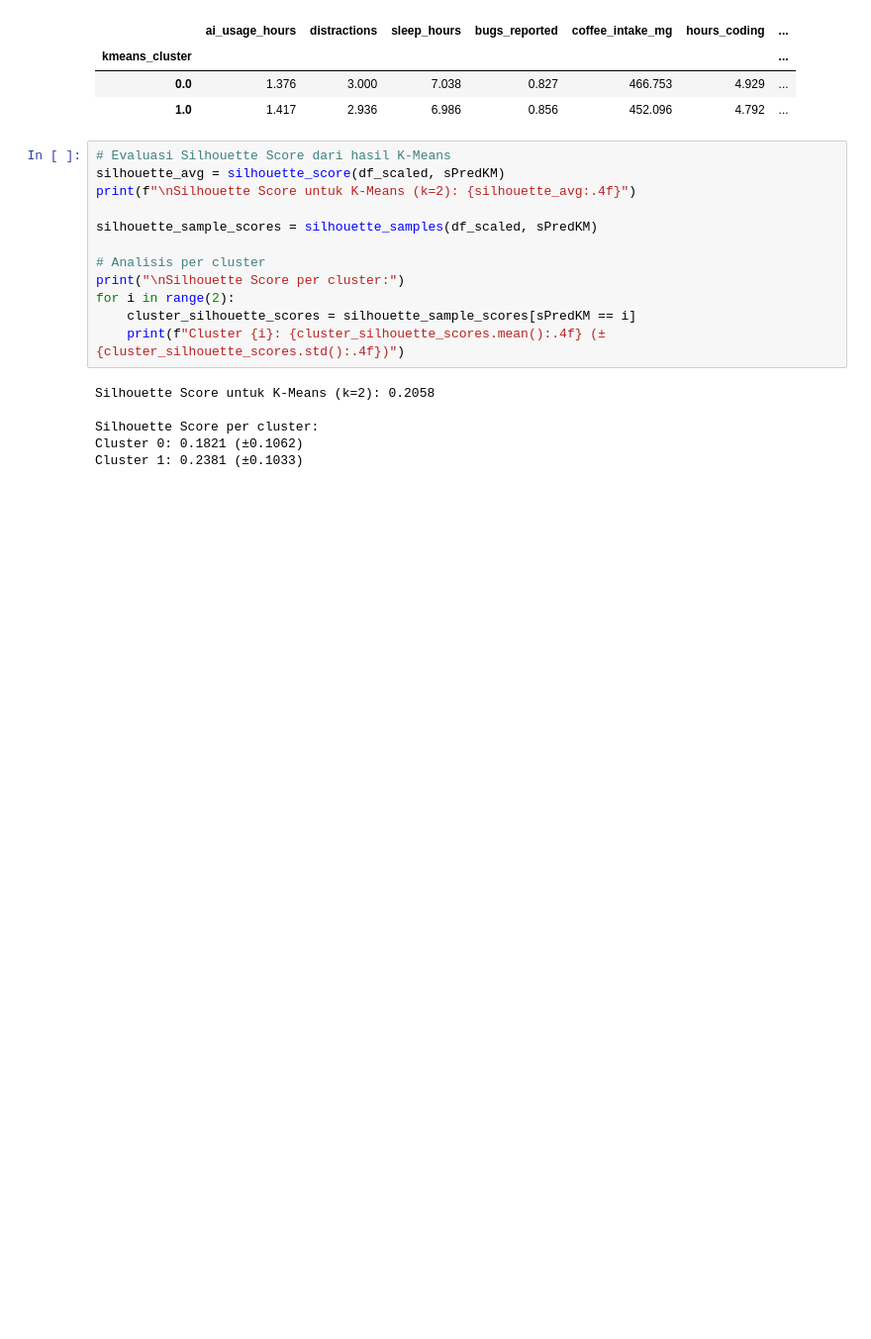
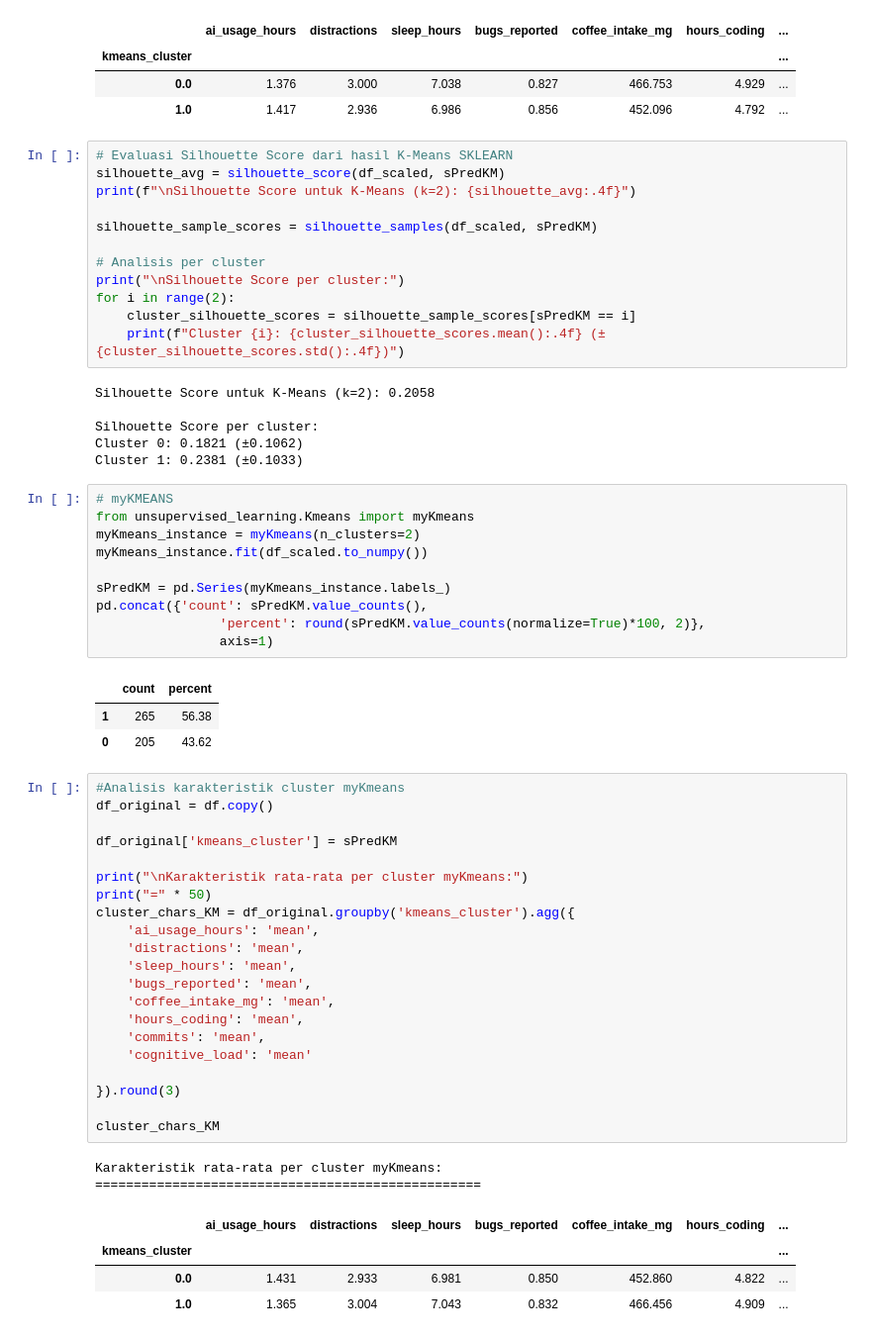
Before and after one commit to stevennowen/Seleksi-AI-Part-2-3, a Jupyter notebook: src/doe_unsupervised.ipynb, the cells around one changed output. Shown at 99% size. Cells and saved outputs as stored; diff of their text form; blank space fills up the shorter version.

```diff
--- a/src/doe_unsupervised.ipynb
+++ b/src/doe_unsupervised.ipynb
@@ -562,7 +624,7 @@ Karakteristik rata-rata per cluster:
 | 0.0 | 1.376 | 3.000 | 7.038 | 0.827 | 466.753 | 4.929 | ... |
 | 1.0 | 1.417 | 2.936 | 6.986 | 0.856 | 452.096 | 4.792 | ... |
 # %%
-# Evaluasi Silhouette Score dari hasil K-Means
+# Evaluasi Silhouette Score dari hasil K-Means SKLEARN
 silhouette_avg = silhouette_score(df_scaled, sPredKM)
 print(f"\nSilhouette Score untuk K-Means (k=2): {silhouette_avg:.4f}")
 
@@ -579,3 +641,45 @@ Silhouette Score untuk K-Means (k=2): 0.2058
 Silhouette Score per cluster:
 Cluster 0: 0.1821 (±0.1062)
 Cluster 1: 0.2381 (±0.1033)
+# %%
+# myKMEANS
+from unsupervised_learning.Kmeans import myKmeans
+myKmeans_instance = myKmeans(n_clusters=2)
+myKmeans_instance.fit(df_scaled.to_numpy())
+
+sPredKM = pd.Series(myKmeans_instance.labels_)
+pd.concat({'count': sPredKM.value_counts(),
+                'percent': round(sPredKM.value_counts(normalize=True)*100, 2)},
+                axis=1)
+# %% [output]
+|  | count | percent |
+| 1 | 265 | 56.38 |
+| 0 | 205 | 43.62 |
+# %%
+#Analisis karakteristik cluster myKmeans
+df_original = df.copy()
+
+df_original['kmeans_cluster'] = sPredKM
+
+print("\nKarakteristik rata-rata per cluster myKmeans:")
+print("=" * 50)
+cluster_chars_KM = df_original.groupby('kmeans_cluster').agg({
+    'ai_usage_hours': 'mean',
+    'distractions': 'mean',
+    'sleep_hours': 'mean',
+    'bugs_reported': 'mean',
+    'coffee_intake_mg': 'mean',
+    'hours_coding': 'mean',
+    'commits': 'mean',
+    'cognitive_load': 'mean'
+
+}).round(3)
+
+cluster_chars_KM
+# %% [output]
+Karakteristik rata-rata per cluster myKmeans:
+==================================================
+|  | ai_usage_hours | distractions | sleep_hours | bugs_reported | coffee_intake_mg | hours_coding | ... |
+| kmeans_cluster |  |  |  |  |  |  | ... |
+| 0.0 | 1.431 | 2.933 | 6.981 | 0.850 | 452.860 | 4.822 | ... |
+| 1.0 | 1.365 | 3.004 | 7.043 | 0.832 | 466.456 | 4.909 | ... |
```
Also changed, not shown: parts of 10 cells of this notebook, 3 other files.
